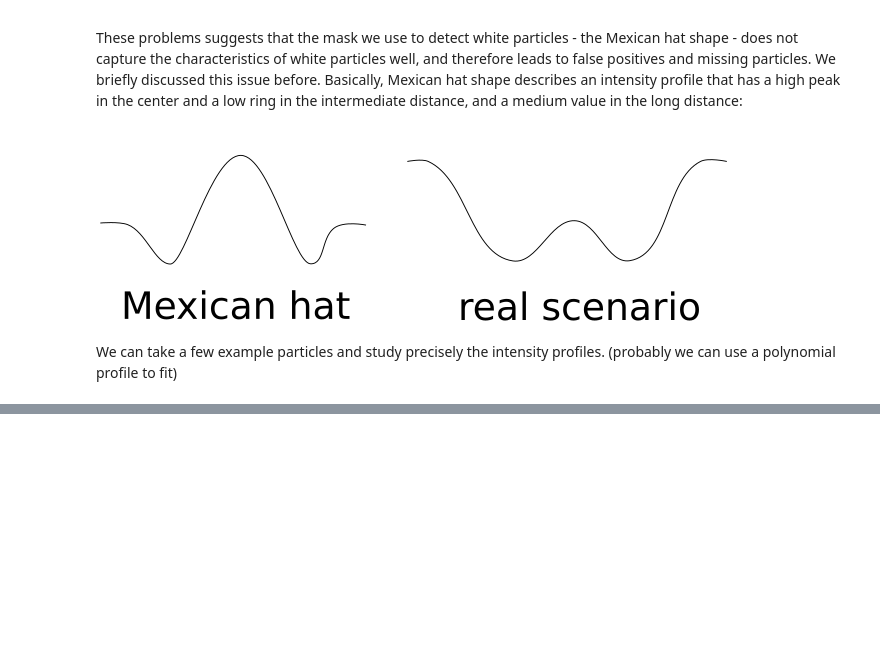
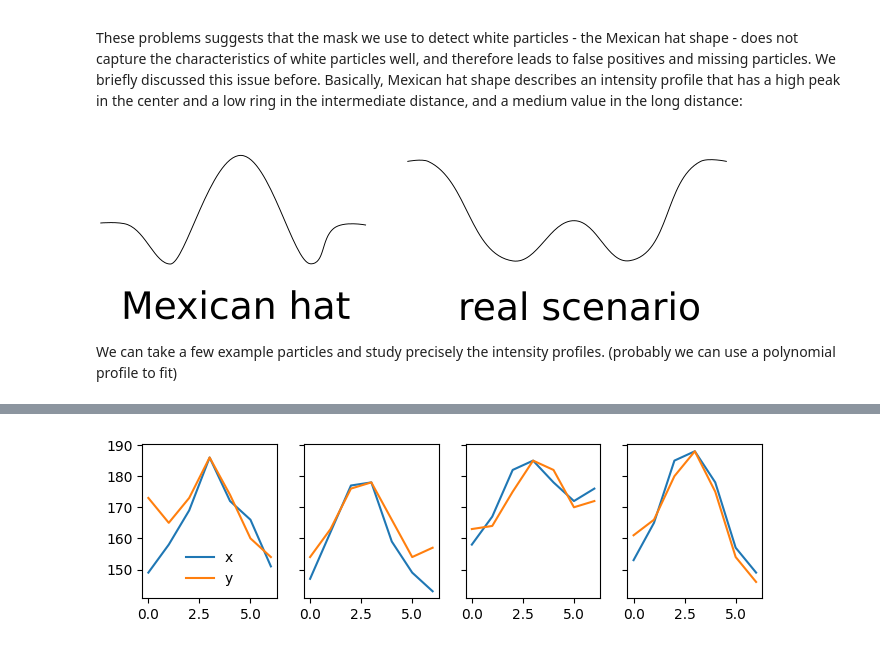
Before and after one commit to ZLoverty/bwtrack, a Jupyter notebook: doc/2023-01-11_white-particles.ipynb, the cells around one changed output, grey strips where cells are left out. Saved outputs shown, nothing was run; the diff lists cells and outputs as text; code cells hidden in the pictures; blank space fills up the shorter version.

```diff
--- a/doc/2023-01-11_white-particles.ipynb
+++ b/doc/2023-01-11_white-particles.ipynb
@@ -118,0 +143,10 @@ We can take a few example particles and study precisely the intensity profiles.
+# %%
+# plot all the x, y center line profiles
+fig, ax = plt.subplots(nrows=1, ncols=4, figsize=(8, 2), sharey=True)
+for i in range(4):
+    ax[i].plot(crop[i][3, :], label="x")
+    ax[i].plot(crop[i][:, 3], label="y")
+    if i == 0:
+        ax[i].legend(frameon=False)
+# %% [output]
+[figure, added]
```
Also changed, not shown: parts of 25 cells of this notebook.
